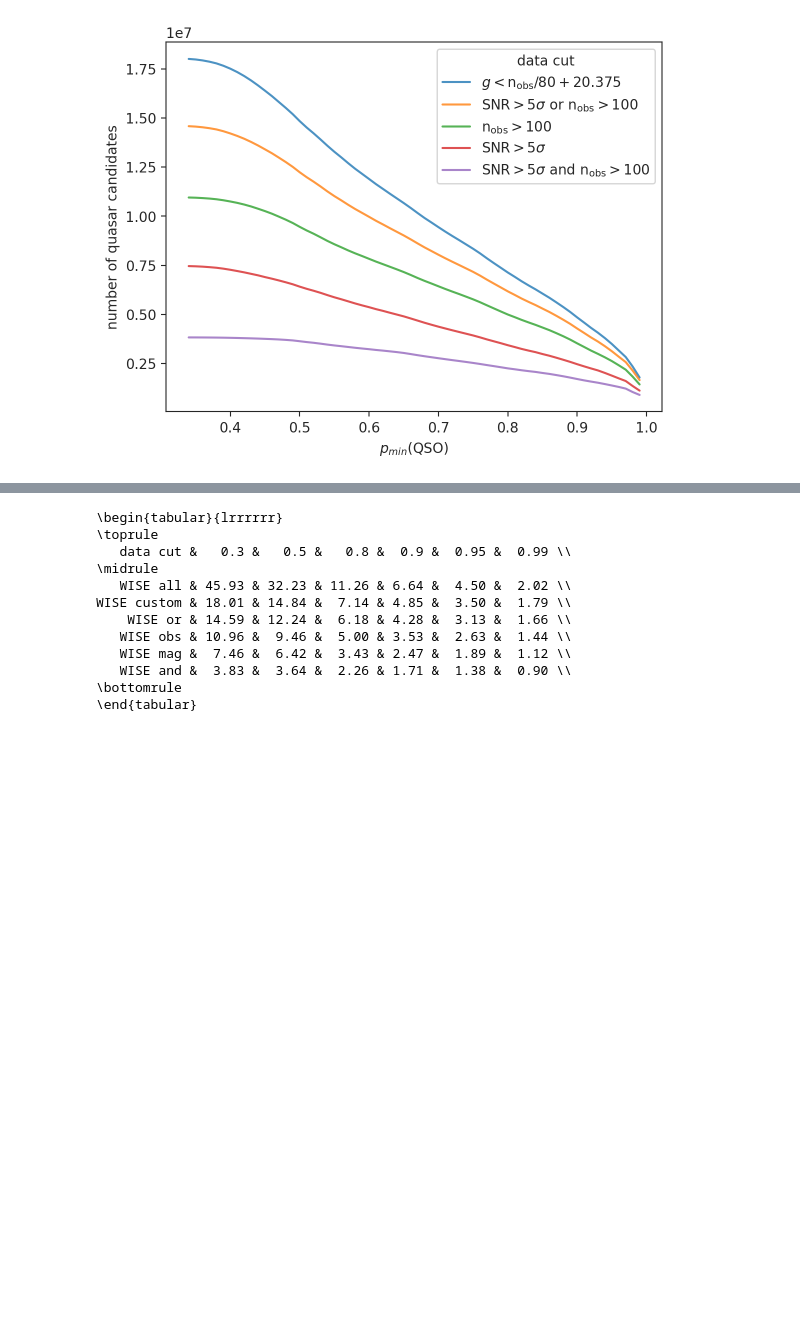
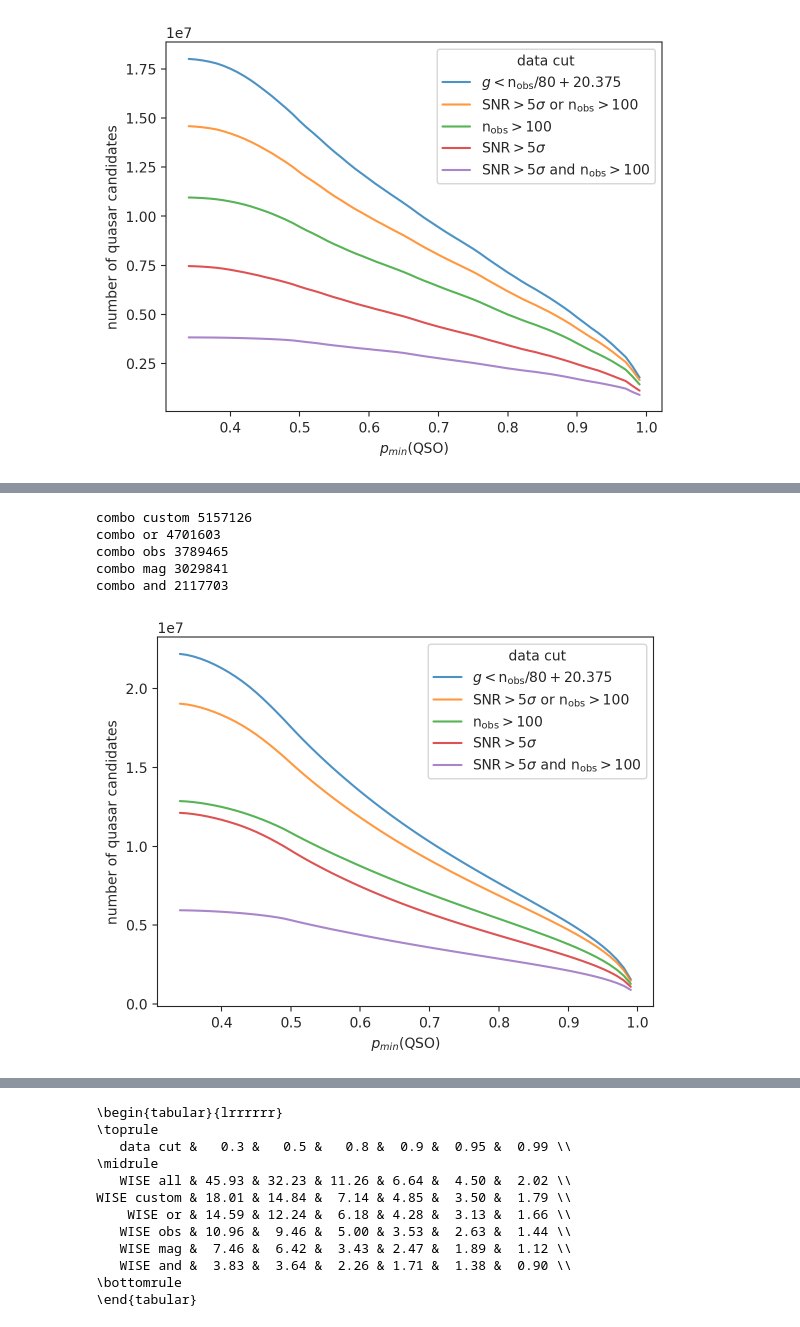
Before and after one commit to snakoneczny/ztf-agn, a Jupyter notebook: notebooks/catalog_DR20.ipynb, the cells around one changed output, grey strips where cells are left out. Drawn from its saved outputs; the diff is of its cells as text; code cells hidden in the pictures; blank space fills up the shorter version.

```diff
--- a/notebooks/catalog_DR20.ipynb
+++ b/notebooks/catalog_DR20.ipynb
@@ -687,0 +1010,26 @@ WISE and 1713792
+# %%
+# Combo counts without all
+idx = np.where(p_min_arr > 1/3)[0][0]
+
+labels = {
+    'combo custom': '$g < \mathrm{n_{obs}} / 80 + 20.375$',
+    'combo or': '$\mathrm{SNR} > 5\sigma \mathrm{\ or\ } \mathrm{n_{obs}} > 100$',
+    'combo obs': '$\mathrm{n_{obs}} > 100$',
+    'combo mag': '$\mathrm{SNR} > 5\sigma$',
+    'combo and': '$\mathrm{SNR} > 5\sigma \mathrm{\ and\ } \mathrm{n_{obs}} > 100$',
+}
+for key in labels:
+    print(key, n_qso[key][90])
+    plt.plot(p_min_arr[idx:], n_qso[key][idx:], label=labels[key], alpha=0.8)
+
+plt.legend(title='data cut')
+plt.xlabel('$p_{min}(\mathrm{QSO})$')
+plt.ylabel('number of quasar candidates')
+plt.show()
+# %% [output]
+combo custom 5157126
+combo or 4701603
+combo obs 3789465
+combo mag 3029841
+combo and 2117703
+[figure, added]
```
Also changed, not shown: parts of 153 cells of this notebook, 1 other file.
